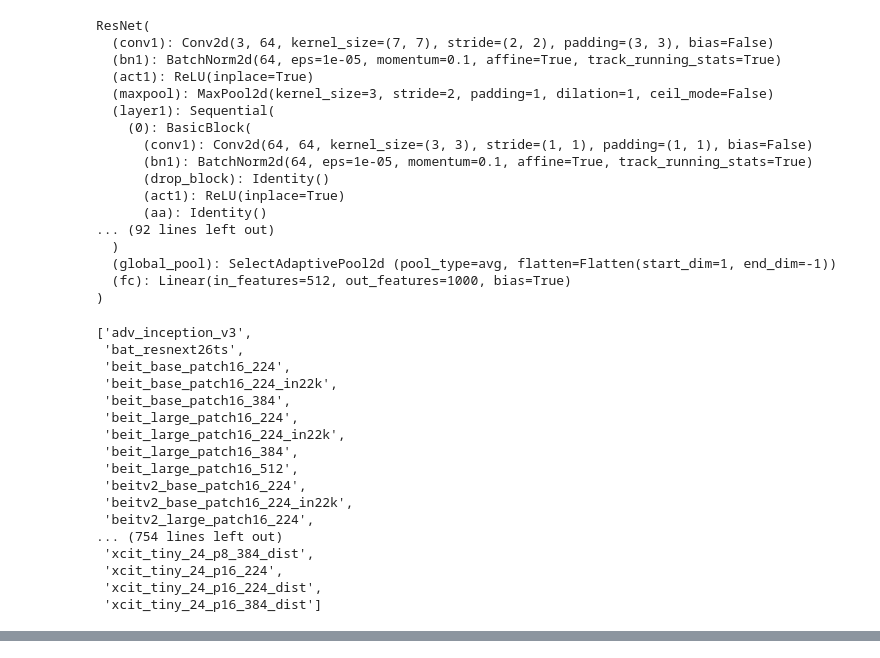
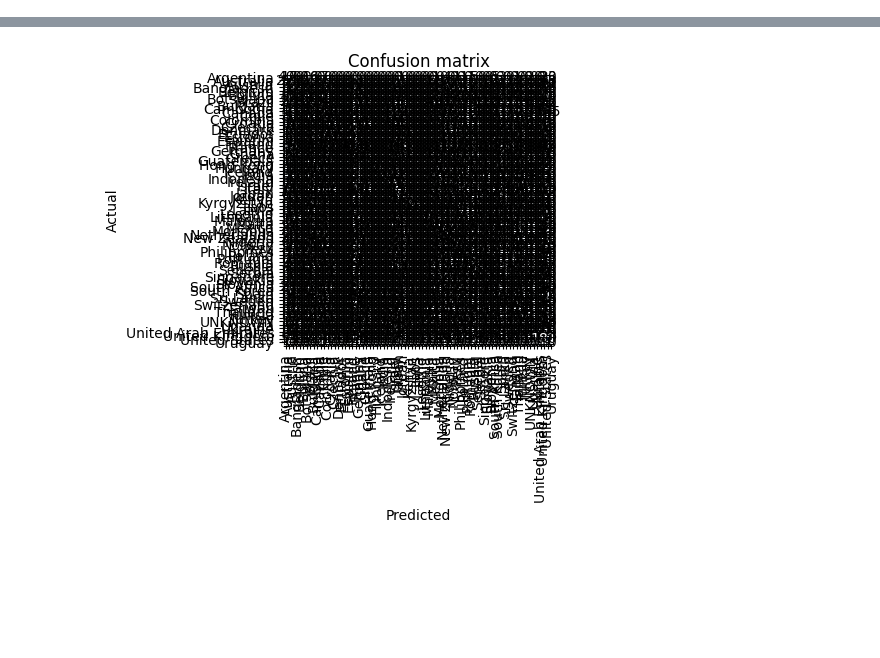
Before and after one commit to rama96/geoguessr, a Jupyter notebook: notebooks/fastai.ipynb, the cells around one changed output, grey strips where cells are left out. Cells and saved outputs as stored; diff of their text form; code cells hidden in the pictures; blank space fills up the shorter version.

```diff
--- a/notebooks/fastai.ipynb
+++ b/notebooks/fastai.ipynb
@@ -31,0 +36,2 @@ from fastai.vision.all import *
+# %%
+filtered_countries = country_count_df_filtered['country'].unique()
@@ -31,0 +70,13 @@ from fastai.vision.all import *
+# %%
+from fastai.vision.all import *
+fnames = get_image_files(path/"compressed_dataset")
+labels = [x.parent.name if x.parent.name in filtered_countries else 'UNKNOWN' for x in fnames ]
+
+from fastai.vision.data import ImageDataLoaders
+dls = ImageDataLoaders.from_lists(path, fnames, labels , valid_pct=0.2,bs=64,
+                               val_bs=64, shuffle=True,
+                               device="mps",
+                               item_tfms=RandomResizedCrop(224, min_scale=0.5),
+                               # batch_tfms=aug_transforms()
+                               batch_tfms=None
+                                )
@@ -32,3 +87,4 @@ from fastai.vision.all import *
 # %%
-learn = vision_learner(dls, 'resnet26d', metrics=error_rate, path='.').to_fp16()
+learn = vision_learner(dls, resnet18, metrics=error_rate)
+learn.fine_tune(3)
 # %% [output]
@@ -65,41 +97,4 @@ Downloading: "https://download.pytorch.org/models/resnet18-5c106cde.pth" to /Use
-# %%
-pretrained_resnet_18
-# %% [output]
-ResNet(
-  (conv1): Conv2d(3, 64, kernel_size=(7, 7), stride=(2, 2), padding=(3, 3), bias=False)
-  (bn1): BatchNorm2d(64, eps=1e-05, momentum=0.1, affine=True, track_running_stats=True)
-  (act1): ReLU(inplace=True)
-  (maxpool): MaxPool2d(kernel_size=3, stride=2, padding=1, dilation=1, ceil_mode=False)
-  (layer1): Sequential(
-    (0): BasicBlock(
-      (conv1): Conv2d(64, 64, kernel_size=(3, 3), stride=(1, 1), padding=(1, 1), bias=False)
-      (bn1): BatchNorm2d(64, eps=1e-05, momentum=0.1, affine=True, track_running_stats=True)
-      (drop_block): Identity()
-      (act1): ReLU(inplace=True)
-      (aa): Identity()
-... (92 lines left out)
-  )
-  (global_pool): SelectAdaptivePool2d (pool_type=avg, flatten=Flatten(start_dim=1, end_dim=-1))
-  (fc): Linear(in_features=512, out_features=1000, bias=True)
-)
-# %%
-avail_pretrained_models = timm.list_models(pretrained=True)
-avail_pretrained_models
-# %% [output]
-['adv_inception_v3',
- 'bat_resnext26ts',
- 'beit_base_patch16_224',
- 'beit_base_patch16_224_in22k',
- 'beit_base_patch16_384',
- 'beit_large_patch16_224',
- 'beit_large_patch16_224_in22k',
- 'beit_large_patch16_384',
- 'beit_large_patch16_512',
- 'beitv2_base_patch16_224',
- 'beitv2_base_patch16_224_in22k',
- 'beitv2_large_patch16_224',
-... (754 lines left out)
- 'xcit_tiny_24_p8_384_dist',
- 'xcit_tiny_24_p16_224',
- 'xcit_tiny_24_p16_224_dist',
- 'xcit_tiny_24_p16_384_dist']
+# %%
+interp = ClassificationInterpretation.from_learner(learn)
+interp.plot_confusion_matrix()
+# %% [output]
@@ -105,0 +103 @@ avail_pretrained_models
+[figure, added]
```
Also changed, not shown: parts of 24 cells of this notebook, 2 other files.
